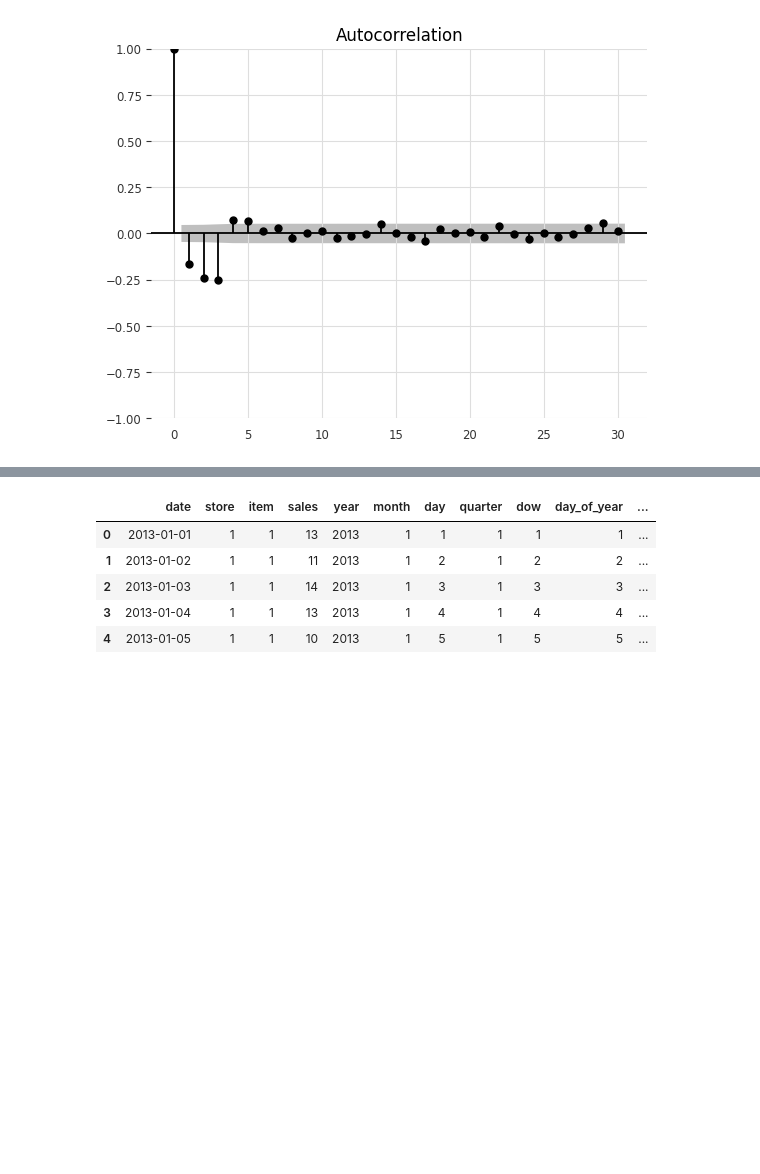
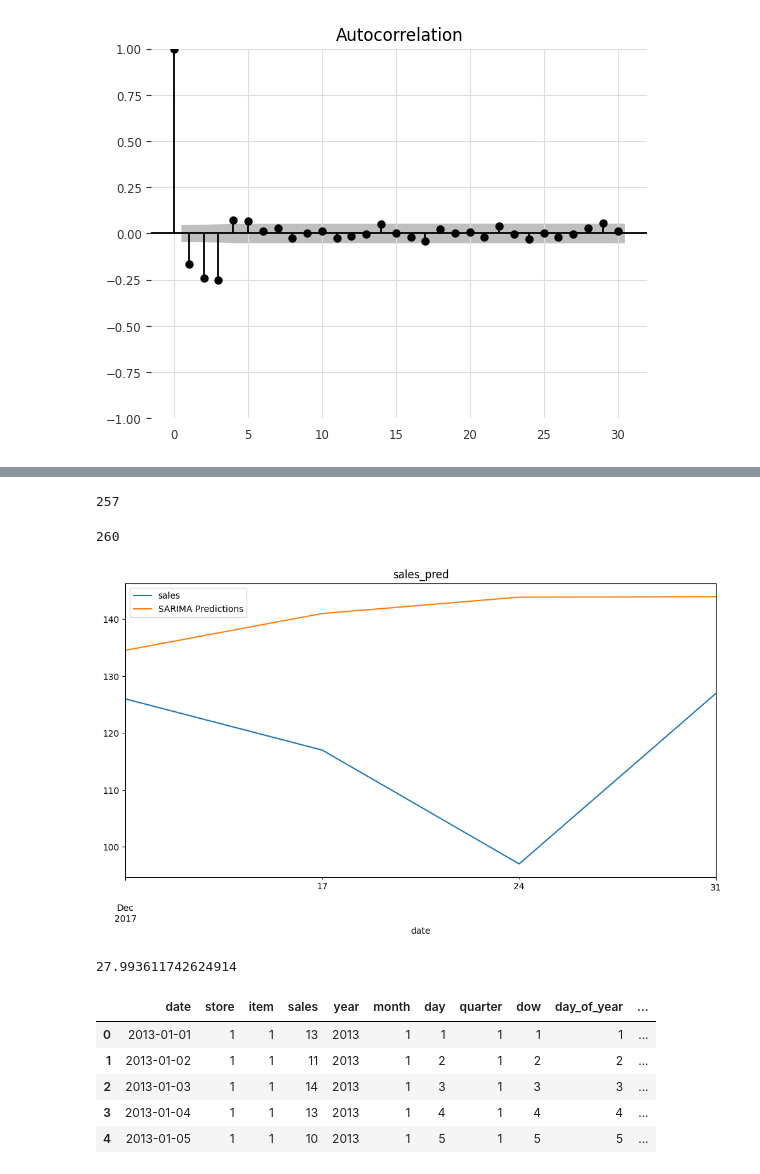
Before and after one commit to Surajit-maity1110/Retail-Demand-Forecasting, a Jupyter notebook: main.ipynb, the cells around one changed output, grey strips where cells are left out. Saved outputs shown, nothing was run; the diff lists cells and outputs as text; code cells hidden in the pictures; blank space fills up the shorter version.

```diff
--- a/main.ipynb
+++ b/main.ipynb
@@ -198,0 +341,2 @@ plot_acf(decompose.resid.dropna(),lags = 30)
+# %%
+result = model.fit()
@@ -198,0 +365,22 @@ plot_acf(decompose.resid.dropna(),lags = 30)
+# %%
+start=len(train_w)
+end=len(train_w)+len(test_w)-1
+# %%
+start
+# %% [output]
+257
+# %%
+end
+# %% [output]
+260
+# %%
+predictions = result.predict(start=start, end=end).rename('SARIMA Predictions')
+# %%
+predictions.index = test_w.index
+# %%
+title = 'sales_pred'
+ax = test_w['sales'].plot(legend=True,figsize=(12,6),title=title)
+predictions.plot(legend=True)
+ax.autoscale(axis='x',tight=True)
+# %% [output]
+[figure, added]
@@ -199,3 +389,7 @@ plot_acf(decompose.resid.dropna(),lags = 30)
+# %%
+rmse
+# %% [output]
+27.993611742624914
 # %%
 ## Will try a global ML model, like LightGBM
 # %%
```
Also changed, not shown: parts of 34 cells of this notebook, 2 other files.
